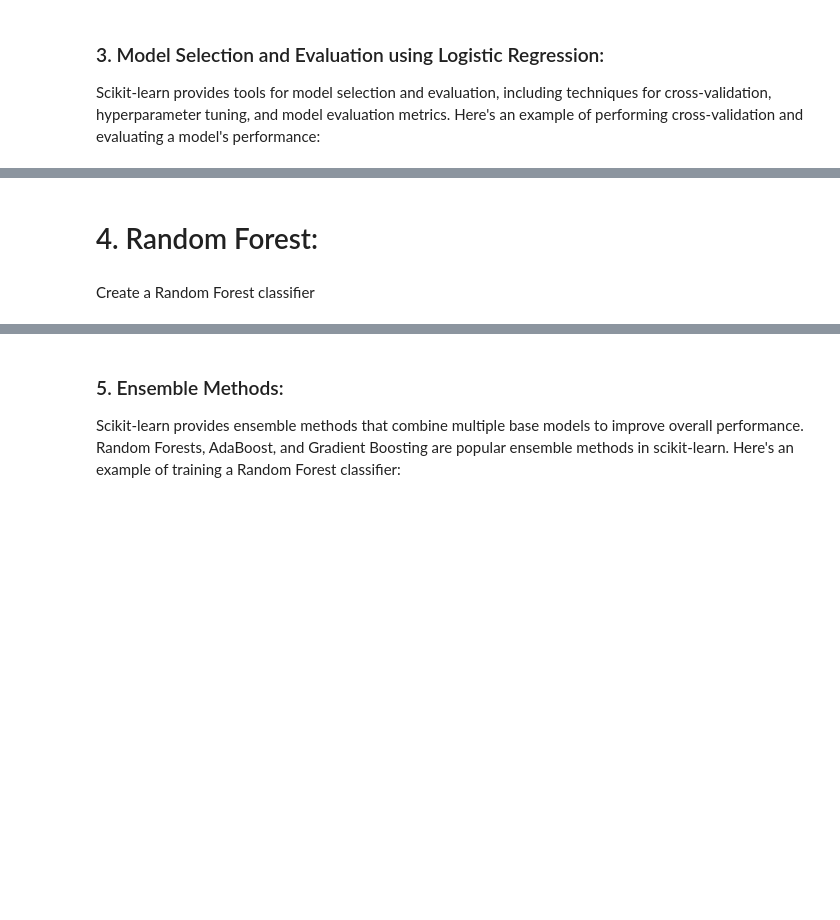
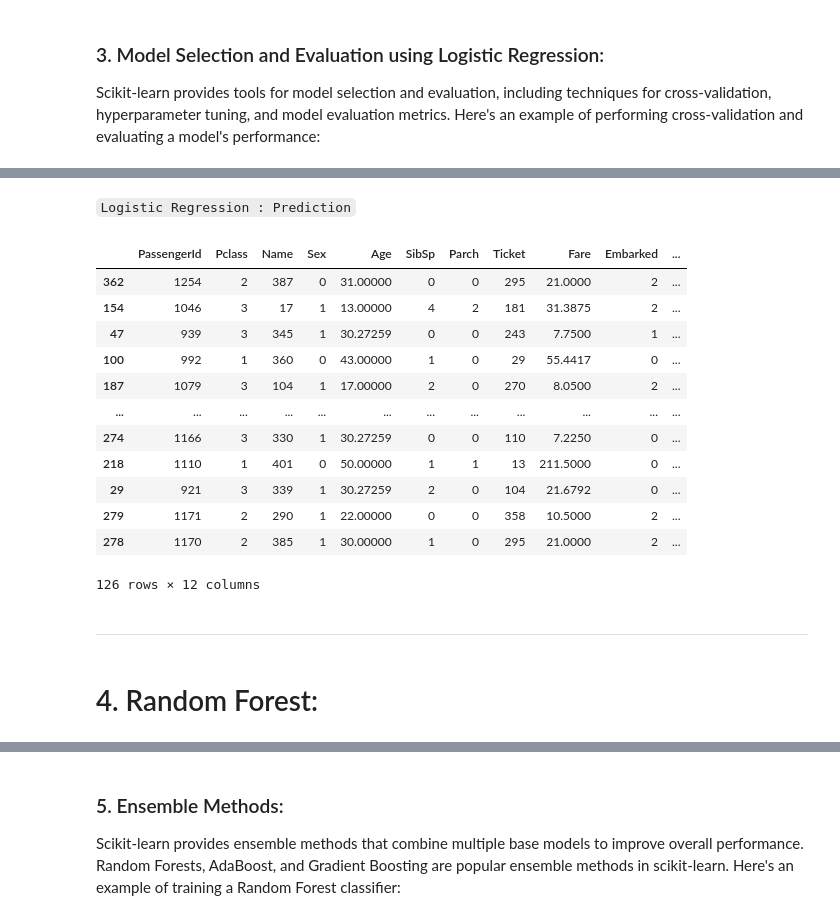
Before and after one commit to radhakrishnan-omotec/avm-repository, a Jupyter notebook: GITHUB- LMS_ DATA - ANALYSIS -LEVEL 2/SESSION 5 new/session 5 - Revised.ipynb, the cells around one changed output, grey strips where cells are left out. Cells and saved outputs as stored; diff of their text form; code cells hidden in the pictures; blank space fills up the shorter version.

````diff
--- a/GITHUB- LMS_ DATA - ANALYSIS -LEVEL 2/SESSION 5 new/session 5 - Revised.ipynb
+++ b/GITHUB- LMS_ DATA - ANALYSIS -LEVEL 2/SESSION 5 new/session 5 - Revised.ipynb
@@ -589,0 +620,10 @@ from sklearn.linear_model import LogisticRegression
+# %%
+data.shape
+#missing values
+data.isnull().sum()
+
+data['Age'].fillna(data['Age'].mean(),inplace=True)
+data.isnull().sum()
+
+data['Fare'].fillna(data['Fare'].mean(),inplace=True)
+data.isnull().sum()
@@ -589,0 +644,4 @@ from sklearn.linear_model import LogisticRegression
+# %%
+data.drop("Cabin", axis=1, inplace=True)
+print(data.shape)
+data.isnull().sum()
@@ -589,0 +709,5 @@ from sklearn.linear_model import LogisticRegression
+# %%
+X = data[['PassengerId','Pclass','Name','Sex','Age','SibSp','Parch','Ticket','Fare','Embarked']]
+Y = data[['Survived']]
+X.shape
+Y.shape
@@ -601,0 +718,16 @@ mean_accuracy = scores.mean()
+# %%
+from sklearn.model_selection import train_test_split
+from sklearn.linear_model import LogisticRegression
+
+X_train,X_test,Y_train,Y_test=train_test_split(X,Y,test_size=0.3,random_state=10)
+print(X_train.shape)
+print(Y_train.shape)
+print(X_test.shape)
+print(Y_test.shape)
+
+
+
+classifier = LogisticRegression()
+
+
+classifier.fit(X_train,Y_train)
@@ -602,2 +747,28 @@ mean_accuracy = scores.mean()
+# %% [markdown]
+```Logistic Regression : Prediction```
+# %%
+Y_pred=classifier.predict(X_test)
+new_data = pd.DataFrame()
+new_data = (X_test)
+
+new_data['Actual'] = Y_test
+new_data['Predicted'] = Y_pred
+new_data
+# %% [output]
+|  | PassengerId | Pclass | Name | Sex | Age | SibSp | Parch | Ticket | Fare | Embarked | ... |
+| 362 | 1254 | 2 | 387 | 0 | 31.00000 | 0 | 0 | 295 | 21.0000 | 2 | ... |
+| 154 | 1046 | 3 | 17 | 1 | 13.00000 | 4 | 2 | 181 | 31.3875 | 2 | ... |
+| 47 | 939 | 3 | 345 | 1 | 30.27259 | 0 | 0 | 243 | 7.7500 | 1 | ... |
+| 100 | 992 | 1 | 360 | 0 | 43.00000 | 1 | 0 | 29 | 55.4417 | 0 | ... |
+| 187 | 1079 | 3 | 104 | 1 | 17.00000 | 2 | 0 | 270 | 8.0500 | 2 | ... |
+| ... | ... | ... | ... | ... | ... | ... | ... | ... | ... | ... | ... |
+| 274 | 1166 | 3 | 330 | 1 | 30.27259 | 0 | 0 | 110 | 7.2250 | 0 | ... |
+| 218 | 1110 | 1 | 401 | 0 | 50.00000 | 1 | 1 | 13 | 211.5000 | 0 | ... |
+| 29 | 921 | 3 | 339 | 1 | 30.27259 | 2 | 0 | 104 | 21.6792 | 0 | ... |
+| 279 | 1171 | 2 | 290 | 1 | 22.00000 | 0 | 0 | 358 | 10.5000 | 2 | ... |
+| 278 | 1170 | 2 | 385 | 1 | 30.00000 | 1 | 0 | 295 | 21.0000 | 2 | ... |
+126 rows × 12 columns
+# %% [markdown]
+---
 # %% [markdown]
 # 4. Random Forest:
@@ -606,2 +774,0 @@ from sklearn.ensemble import RandomForestClassifier
-# %% [markdown]
-Create a Random Forest classifier
````
Also changed, not shown: parts of 75 cells of this notebook, 4 other files.
